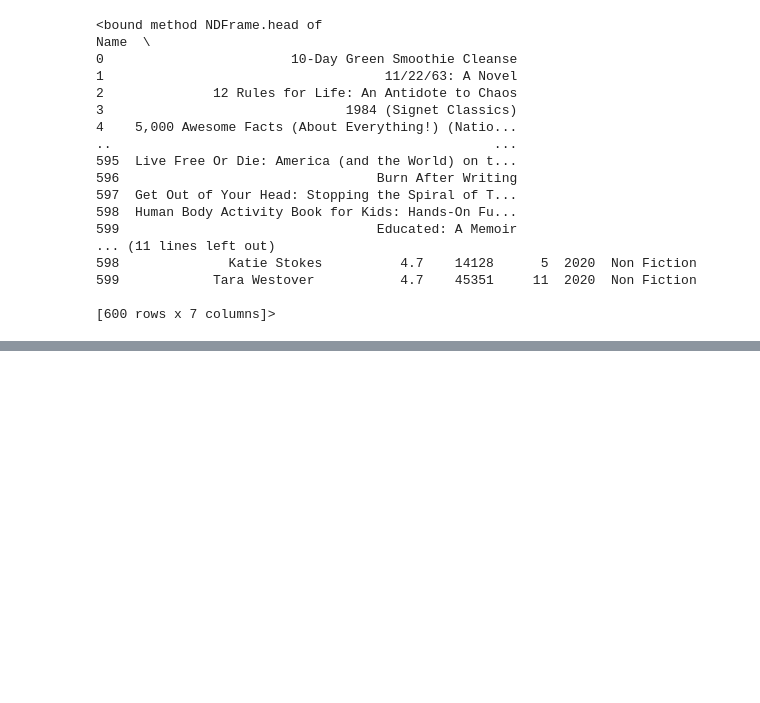
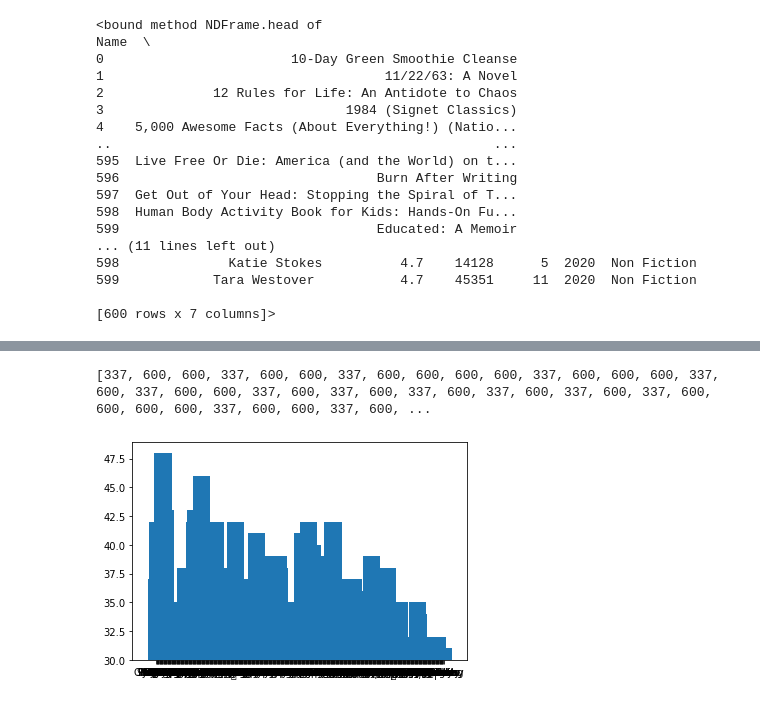
Before and after one commit to Raynould-Joseph/NLP, a Jupyter notebook: Lab2.ipynb, the cells around one changed output, grey strips where cells are left out. Drawn from its saved outputs; the diff is of its cells as text; code cells hidden in the pictures; blank space fills up the shorter version.

```diff
--- a/Lab2.ipynb
+++ b/Lab2.ipynb
@@ -55,0 +100,27 @@ print (tokens)
+# %%
+import nltk
+nltk.download('stopwords')
+
+from nltk.corpus import stopwords
+from nltk.tokenize import word_tokenize
+from nltk.probability import FreqDist
+
+
+stop_words = set(stopwords.words('english'))
+word_tokens = word_tokenize(file_content)
+
+filtered_sentence_genre = [w for w in word_tokens if not w in stop_words]
+
+filtered_sentence_genre = []
+
+for w in word_tokens:
+  if w not in stop_words:
+    filtered_sentence_genre.append(w)
+print(filtered_sentence_genre)
+
+
+wordfreq_genre = []
+for w in filtered_sentence_genre:
+    wordfreq_genre.append(filtered_sentence_genre.count(w))
+
+print(filtered_sentence_genre,wordfreq_genre)
@@ -55,0 +132,10 @@ print (tokens)
+# %%
+print(wordfreq)
+# %% [output]
+[337, 600, 600, 337, 600, 600, 337, 600, 600, 600, 600, 337, 600, 600, 600, 337, 600, 337, 600, 600, 337, 600, 337, 600, 337, 600, 337, 600, 337, 600, 337, 600, 600, 600, 600, 337, 600, 600, 337, 600, ...
+# %%
+import matplotlib.pyplot as plt
+plt.bar(filtered_sentence_genre,wordfreq_genre,30,30)
+plt.show()
+# %% [output]
+[figure, added]
```
Also changed, not shown: parts of 15 cells of this notebook.
